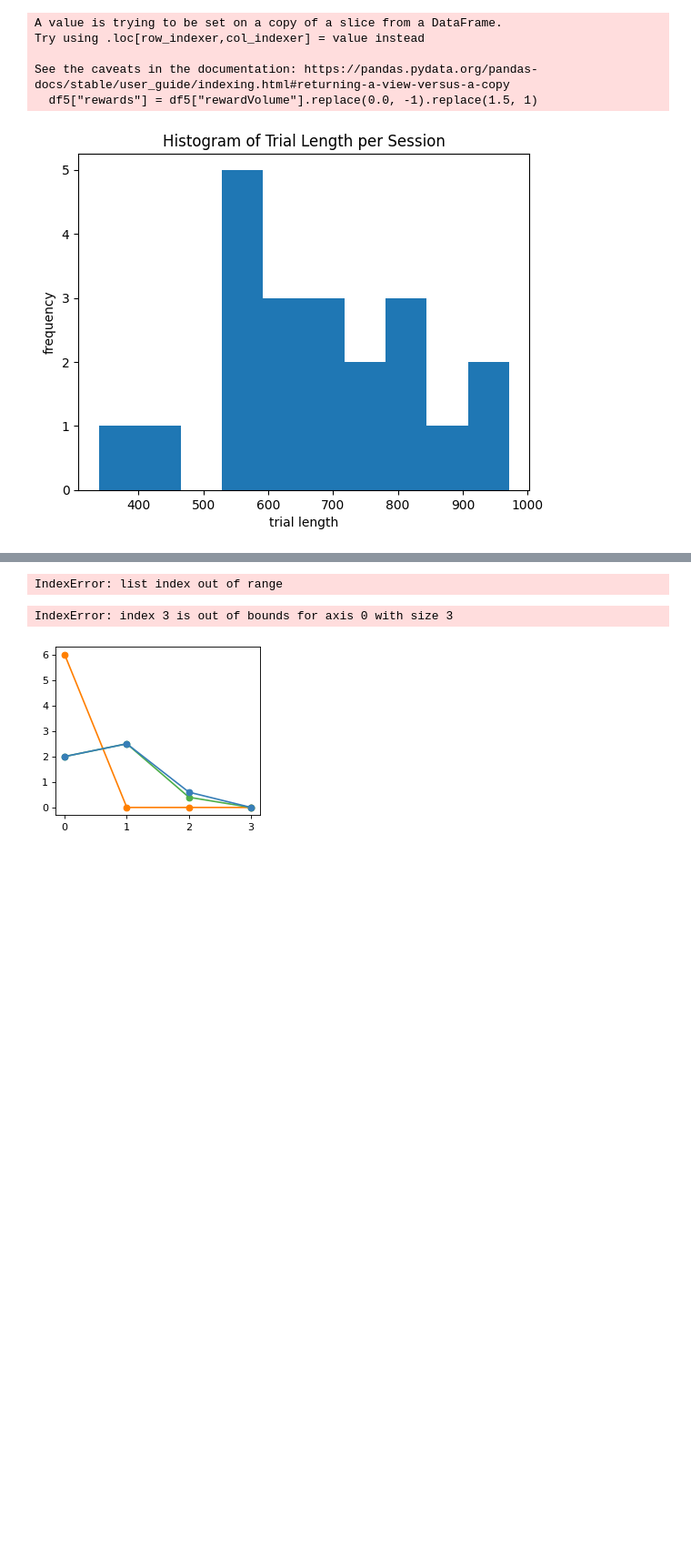
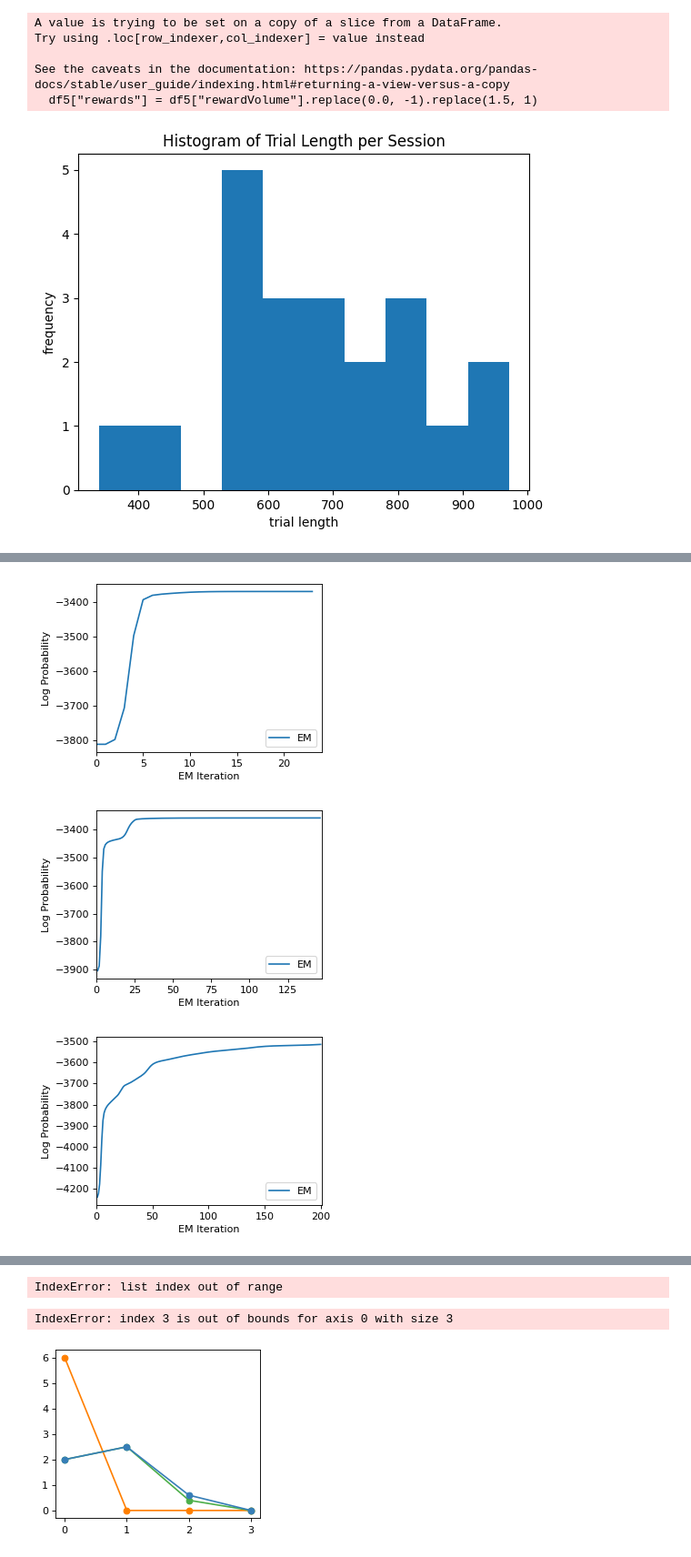
Before and after one commit to TimonKunze/ibl_tai, a Jupyter notebook: Explorations Timon.ipynb, the cells around one changed output, grey strips where cells are left out. Shown at 91% size. Drawn from its saved outputs; the diff is of its cells as text; code cells hidden in the pictures; blank space fills up the shorter version.

```diff
--- a/Explorations Timon.ipynb
+++ b/Explorations Timon.ipynb
@@ -154,6 +106,11 @@ def get_trials_by_session_matrix(dt, column, trim=True, plot_untrimmed_hist=Fals
 choices = get_trials_by_session_matrix(cdf, "choice", plot_untrimmed_hist=True)
 choices_cl = [choice.reshape(-1, 1) for choice in choices]
 
+# Convert choices to 0 and 1s instead -1s and 1s
+def switch_zeros_and_ones(choice):
+    return np.array([1 if choice==1 else 0 for choice in choices_cl[0] ]).reshape(-1, 1)
+
+choices_xx = [switch_zeros_and_ones(choice) for choice in choices_cl]
 
 # Create external input sequences
 inputs = []
@@ -163,6 +120,7 @@ cdf["mergedContrasts"] = cdf["contrastRight"].fillna(0) - cdf["contrastLeft"].fi
 contrasts = get_trials_by_session_matrix(cdf, "mergedContrasts")
 
 # Create Biases
+min_arr_l = 339 # TODO: get automaticaly
 biases = [np.array([1]*min_arr_l)]*len(choices)
 
 # Create previous choice
@@ -311,6 +240,24 @@ plt.legend()
 # %%
-best_num_states = 5
-glmhmm = ssm.HMM(best_num_states, obs_dim, input_dim, observations="input_driven_obs",
-                observation_kwargs=dict(C=num_categories), transitions="standard")
-N_iters = 200 # maximum number of EM iterations. Fitting with stop earlier if increase in LL is below tolerance specified by tolerance parameter
-fit_ll = glmhmm.fit(choices_xx, inputs=inpts, method="em", num_iters=N_iters, tolerance=10**-4)
+for best_num_states in [2, 5, 16]:
+# best_num_states = 2
+    glmhmm = ssm.HMM(best_num_states, obs_dim, input_dim, observations="input_driven_obs",
+                    observation_kwargs=dict(C=num_categories), transitions="standard")
+    N_iters = 400 # maximum number of EM iterations. Fitting with stop earlier if increase in LL is below tolerance specified by tolerance parameter
+    fit_ll = glmhmm.fit(choices_xx, inputs=inpts, method="em", num_iters=N_iters, tolerance=10**-4)
+
+
+
+    # Plot the log probabilities of the true and fit models. Fit model final LL should be greater
+    # than or equal to true LL.
+    fig = plt.figure(figsize=(4, 3), dpi=80, facecolor='w', edgecolor='k')
+    plt.plot(fit_ll, label="EM")
+    #plt.plot([0, len(fit_ll)], true_ll * np.ones(2), ':k', label="True")
+    plt.legend(loc="lower right")
+    plt.xlabel("EM Iteration")
+    plt.xlim(0, len(fit_ll))
+    plt.ylabel("Log Probability")
+    #plt.show()
+# %% [output]
+[figure, added]
+[figure, added]
+[figure, added]
```
Also changed, not shown: parts of 12 cells of this notebook.
